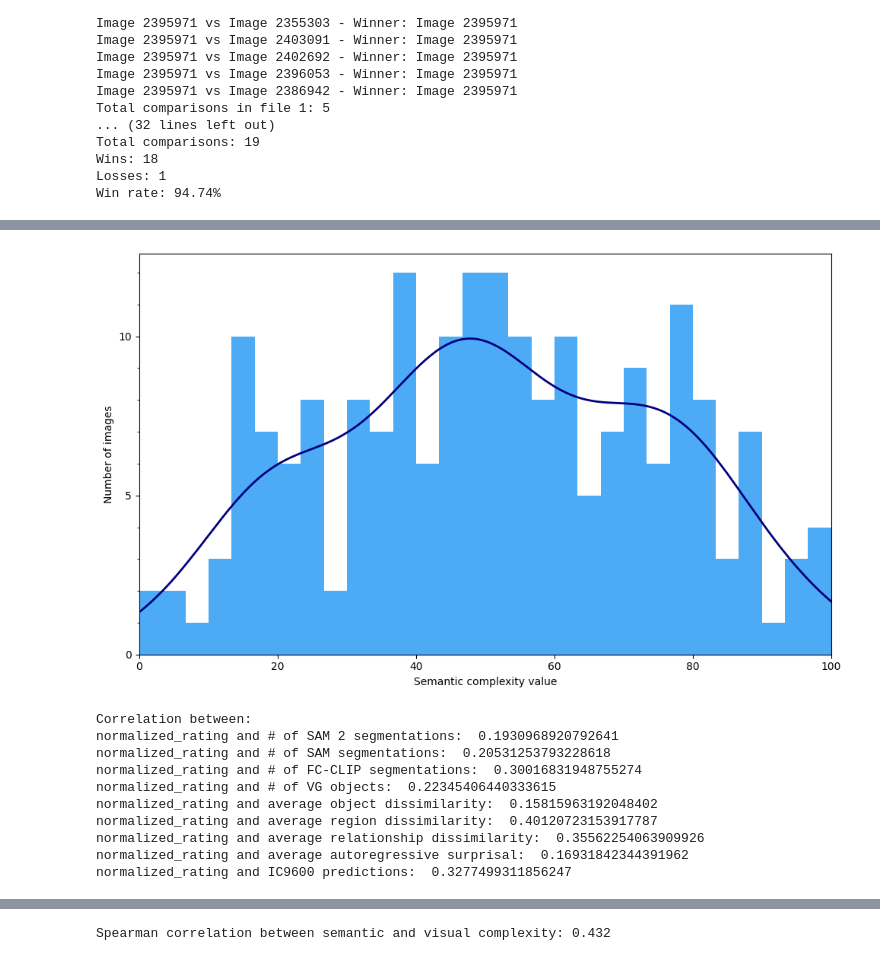
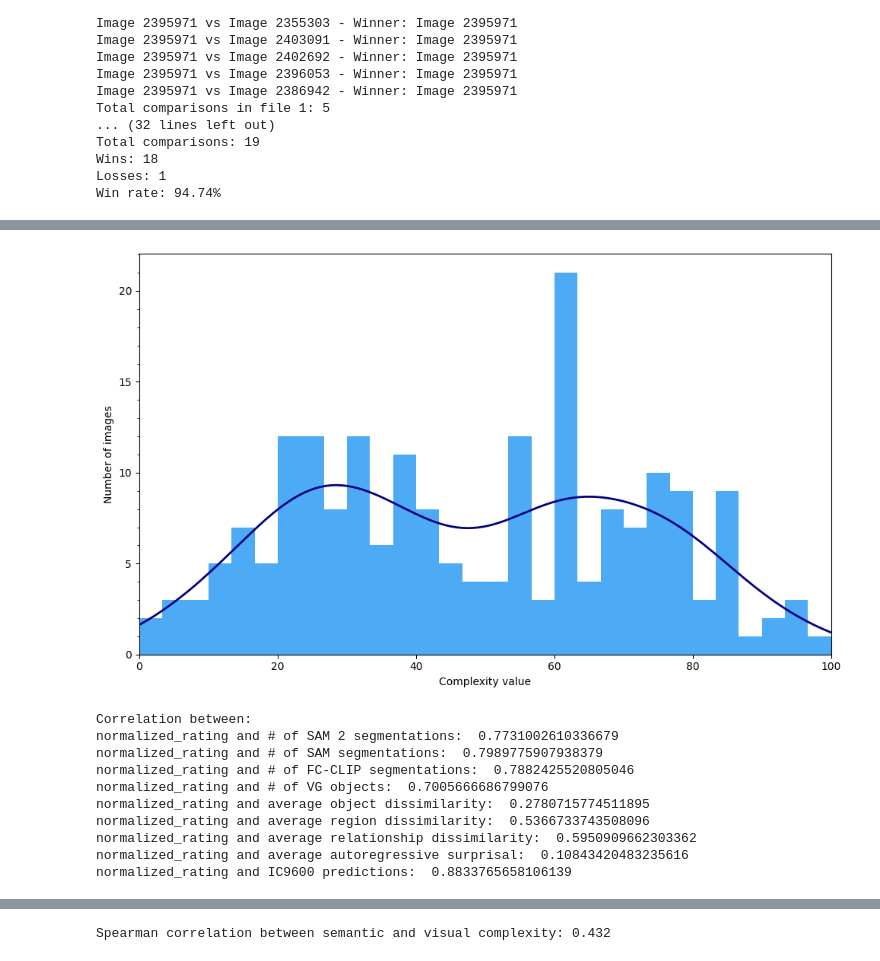
Before and after one commit to KarahanS/Visual-Genome-Python-Driver, a Jupyter notebook: notebooks/experiment/data/data_reader.ipynb, the cells around one changed output, grey strips where cells are left out. Drawn from its saved outputs; the diff is of its cells as text; code cells hidden in the pictures.

```diff
--- a/notebooks/experiment/data/data_reader.ipynb
+++ b/notebooks/experiment/data/data_reader.ipynb
@@ -269,7 +272,7 @@ import seaborn as sns
 import numpy as np
 
 # Read the data
-df = pd.read_csv('bradley_terry_rankings_mm.csv')
+df = pd.read_csv('bradley_terry_rankings_lsr.csv')
 feature = "normalized_rating"
 
 # Scale the ratings to 0-100 range
@@ -295,7 +298,7 @@ plt.gca().yaxis.set_major_locator(plt.MultipleLocator(5))  # Set major ticks eve
 plt.gca().yaxis.set_minor_locator(plt.MultipleLocator(1))  # Set minor ticks every 1 unit
 
 # Customize the plot
-plt.xlabel('Semantic complexity value')
+plt.xlabel('Complexity value')
 plt.ylabel('Number of images')
 plt.grid(False)
 
@@ -319,41 +322,41 @@ image_ids = df['image_id'].values
 
 # filter the features dataframe
 df_feat = df_feat[df_feat['image_id'].isin(image_ids)]
 
 # merge the two dataframes
 # Add only the specific feature column from df to df_feat
 df_feat = df_feat.merge(df[['image_id', feature]], on='image_id')
 
 
 # get correlation of all features on a heatmap
 # create a heatmap of correlations between all features
 df_feat["avg_object_similarity"] *= -1
 df_feat["avg_region_similarity"] *= -1
 df_feat["avg_rel_similarity"] *= -1
 
 def print_cors(df_feat):
     print("Correlation between:")
     print(f"{feature} and # of SAM 2 segmentations: ", df_feat[feature].corr(df_feat['# of SAM 2 segmentations'], method='spearman'))
     print(f"{feature} and # of SAM segmentations: ", df_feat[feature].corr(df_feat['# of SAM segmentations'], method='spearman'))
     print(f"{feature} and # of FC-CLIP segmentations: ", df_feat[feature].corr(df_feat['# of FC-CLIP classes'], method='spearman'))
     print(f"{feature} and # of VG objects: ", df_feat[feature].corr(df_feat['# of objects'], method='spearman'))
     print(f"{feature} and average object dissimilarity: ", df_feat[feature].corr(df_feat['avg_object_similarity'], method='spearman'))
     print(f"{feature} and average region dissimilarity: ", df_feat[feature].corr(df_feat['avg_region_similarity'], method='spearman'))
     print(f"{feature} and average relationship dissimilarity: ", df_feat[feature].corr(df_feat['avg_rel_similarity'], method='spearman'))
     print(f"{feature} and average autoregressive surprisal: ", df_feat[feature].corr(df_feat['average autoregressive surprisal'], method='spearman'))
     print(f"{feature} and IC9600 predictions: ", df_feat[feature].corr(df_feat['predicted_complexity'], method='spearman'))
 
 
 print_cors(df_feat)
 # %% [output]
-[figure, old version]
+[figure, new version]
 Correlation between:
-normalized_rating and # of SAM 2 segmentations:  0.1930968920792641
-normalized_rating and # of SAM segmentations:  0.20531253793228618
-normalized_rating and # of FC-CLIP segmentations:  0.30016831948755274
-normalized_rating and # of VG objects:  0.22345406440333615
-normalized_rating and average object dissimilarity:  0.15815963192048402
-normalized_rating and average region dissimilarity:  0.40120723153917787
-normalized_rating and average relationship dissimilarity:  0.35562254063909926
-normalized_rating and average autoregressive surprisal:  0.16931842344391962
-normalized_rating and IC9600 predictions:  0.3277499311856247
+normalized_rating and # of SAM 2 segmentations:  0.7731002610336679
+normalized_rating and # of SAM segmentations:  0.7989775907938379
+normalized_rating and # of FC-CLIP segmentations:  0.7882425520805046
+normalized_rating and # of VG objects:  0.7005666686799076
+normalized_rating and average object dissimilarity:  0.2780715774511895
+normalized_rating and average region dissimilarity:  0.5366733743508096
+normalized_rating and average relationship dissimilarity:  0.5950909662303362
+normalized_rating and average autoregressive surprisal:  0.10843420483235616
+normalized_rating and IC9600 predictions:  0.8833765658106139
```
Also changed, not shown: parts of 9 cells of this notebook, 14 other files.
